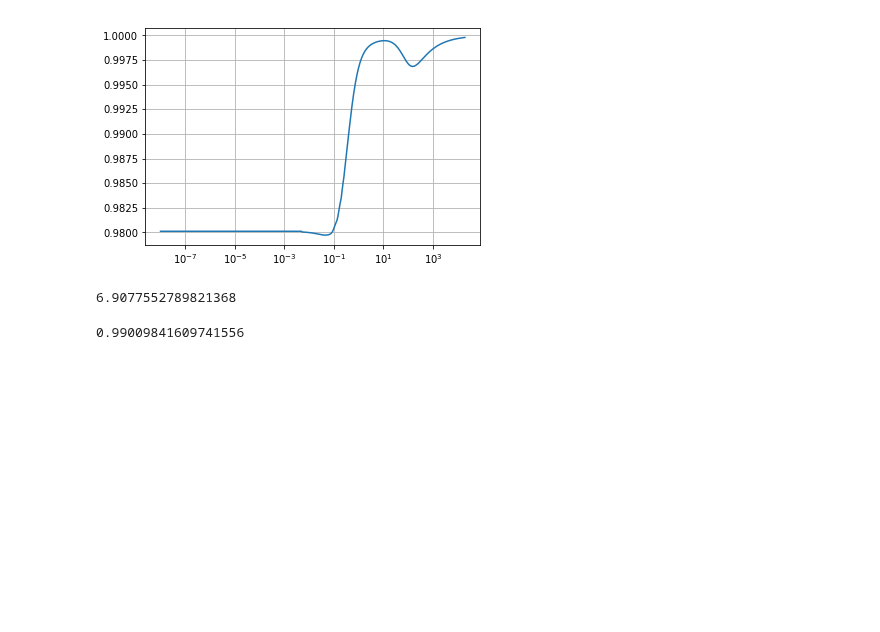
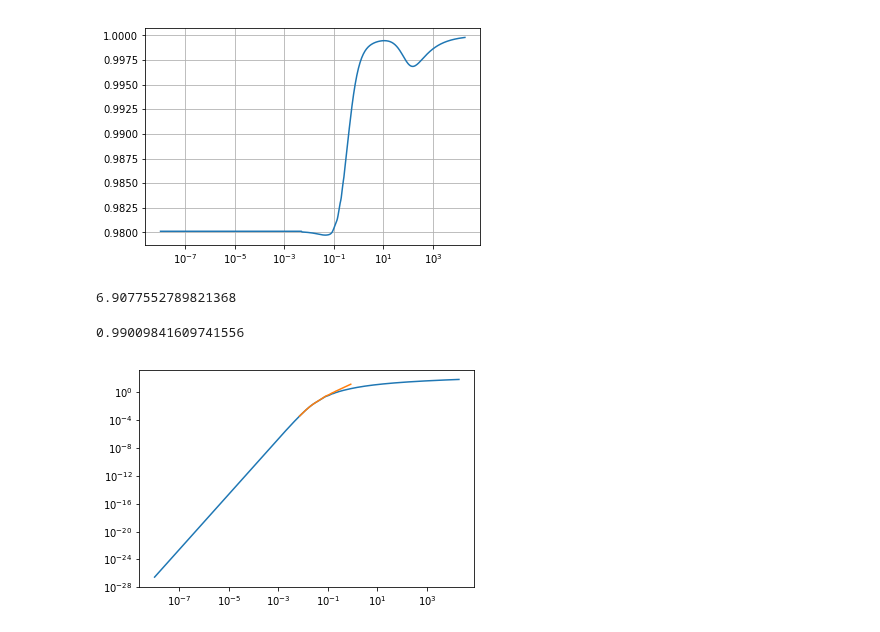
Before and after one commit to halomod/hmf, a Jupyter notebook: development/halofit_testing.ipynb, the cells around one changed output. Saved outputs shown, nothing was run; the diff lists cells and outputs as text; code cells hidden in the pictures; blank space fills up the shorter version.

```diff
--- a/development/halofit_testing.ipynb
+++ b/development/halofit_testing.ipynb
@@ -31,0 +127,7 @@ Planck15.Om(8.0)
+# %%
+plt.plot(k, pnorm)
+plt.plot(ktotal,pnlw)
+plt.xscale('log')
+plt.yscale('log')
+# %% [output]
+[figure, added]
```
Also changed, not shown: parts of 5 cells of this notebook, 1 other file.
